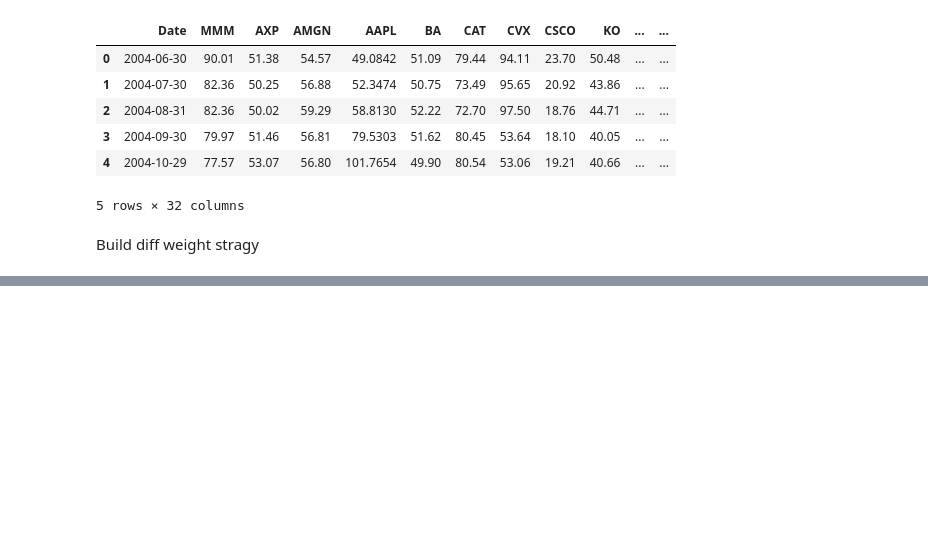
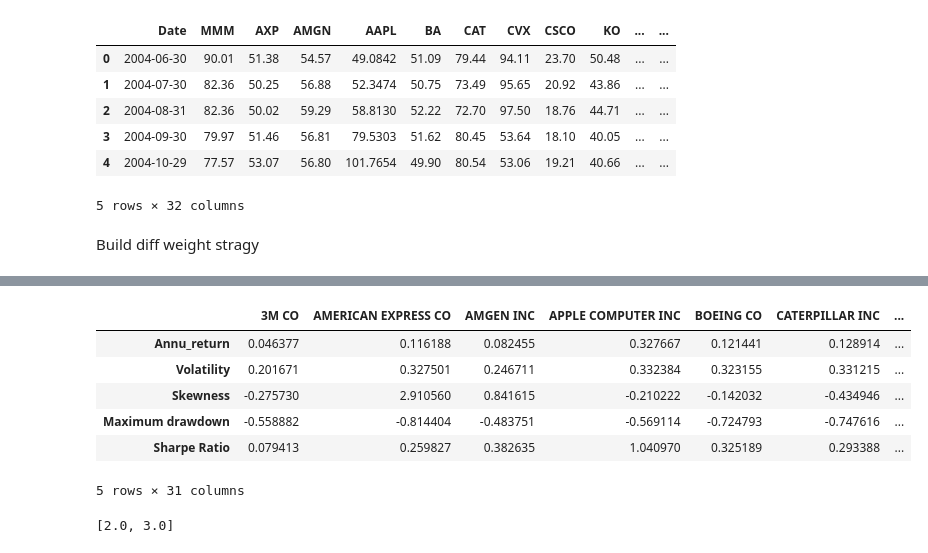
Before and after one commit to Jialin-Eddie/Portfolio_Managment, a Jupyter notebook: src/portfolioConstruction/Portfolio_Construct.ipynb, the cells around one changed output, grey strips where cells are left out. Cells and saved outputs as stored; diff of their text form; code cells hidden in the pictures; blank space fills up the shorter version.

```diff
--- a/src/portfolioConstruction/Portfolio_Construct.ipynb
+++ b/src/portfolioConstruction/Portfolio_Construct.ipynb
@@ -183,0 +178,6 @@ Trade and Services
+# %%
+RF = 0.02
+HP_DJ_Sto_Ind = HP_DJ_Sto_Ind_ori.copy()
+HP_DJ_Sto_Ind = HP_DJ_Sto_Ind[4:]
+HP_DJ_Sto_Ind.columns = HP_DJ_Sto_Ind.columns[:-1].tolist() + ['DJIA']
+HP_DJ_Sto_Ind.columns =  ['Date'] +  HP_DJ_Sto_Ind.columns[1:].tolist()
@@ -183,0 +255,54 @@ Trade and Services
+# %%
+
+def sharpe_ratio(sto_price: pd.DataFrame, RF :float):
+    """
+    Calculate the Sharpe Ratio for each stock in the given DataFrame.
+
+    Parameters:
+    sto_price (pd.DataFrame): DataFrame containing the monthly prices of each stock.
+    RF (float): Risk-free rate.
+
+    Returns:
+    pd.DataFrame: DataFrame containing the Sharpe Ratio for each stock.
+    """
+    # Calculate the monthly returns
+    monthly_returns = sto_price.pct_change()
+
+    # Calculate the average monthly return
+    avg_monthly_return = monthly_returns.mean() * 12
+
+    # Calculate the standard deviation of monthly returns
+    std_dev_monthly_return = monthly_returns.std() * np.sqrt(12)
+
+    # Calculate the Sharpe Ratio
+    sharpe_ratio = (avg_monthly_return - RF) / std_dev_monthly_return
+
+    return sharpe_ratio
+# sharpe_ratio(HP_DJ_Sto,RF)
+intern_list.append(sharpe_ratio(HP_DJ_Sto,RF).values.tolist())
+# %%
+pp = pd.DataFrame(intern_list,index = ['Annu_return', 'Volatility','Skewness','Maximum drawdown','Sharpe Ratio'],
+                   columns=HP_DJ_Sto_Ind.columns[1:])
+import io
+import sys
+
+# Redirect stdout to capture print output
+old_stdout = sys.stdout
+sys.stdout = io.StringIO()
+
+display(pp)
+# %% [output]
+|  | 3M CO | AMERICAN EXPRESS CO | AMGEN INC | APPLE COMPUTER INC | BOEING CO | CATERPILLAR INC | ... |
+| Annu_return | 0.046377 | 0.116188 | 0.082455 | 0.327667 | 0.121441 | 0.128914 | ... |
+| Volatility | 0.201671 | 0.327501 | 0.246711 | 0.332384 | 0.323155 | 0.331215 | ... |
+| Skewness | -0.275730 | 2.910560 | 0.841615 | -0.210222 | -0.142032 | -0.434946 | ... |
+| Maximum drawdown | -0.558882 | -0.814404 | -0.483751 | -0.569114 | -0.724793 | -0.747616 | ... |
+| Sharpe Ratio | 0.079413 | 0.259827 | 0.382635 | 1.040970 | 0.325189 | 0.293388 | ... |
+5 rows × 31 columns
+# %%
+pp =[]
+pp.append([1,2])
+pp.append([3,4])
+np.mean(np.array(pp), axis=0).tolist()
+# %% [output]
+[2.0, 3.0]
```
Also changed, not shown: parts of 12 cells of this notebook, 7 other files.
